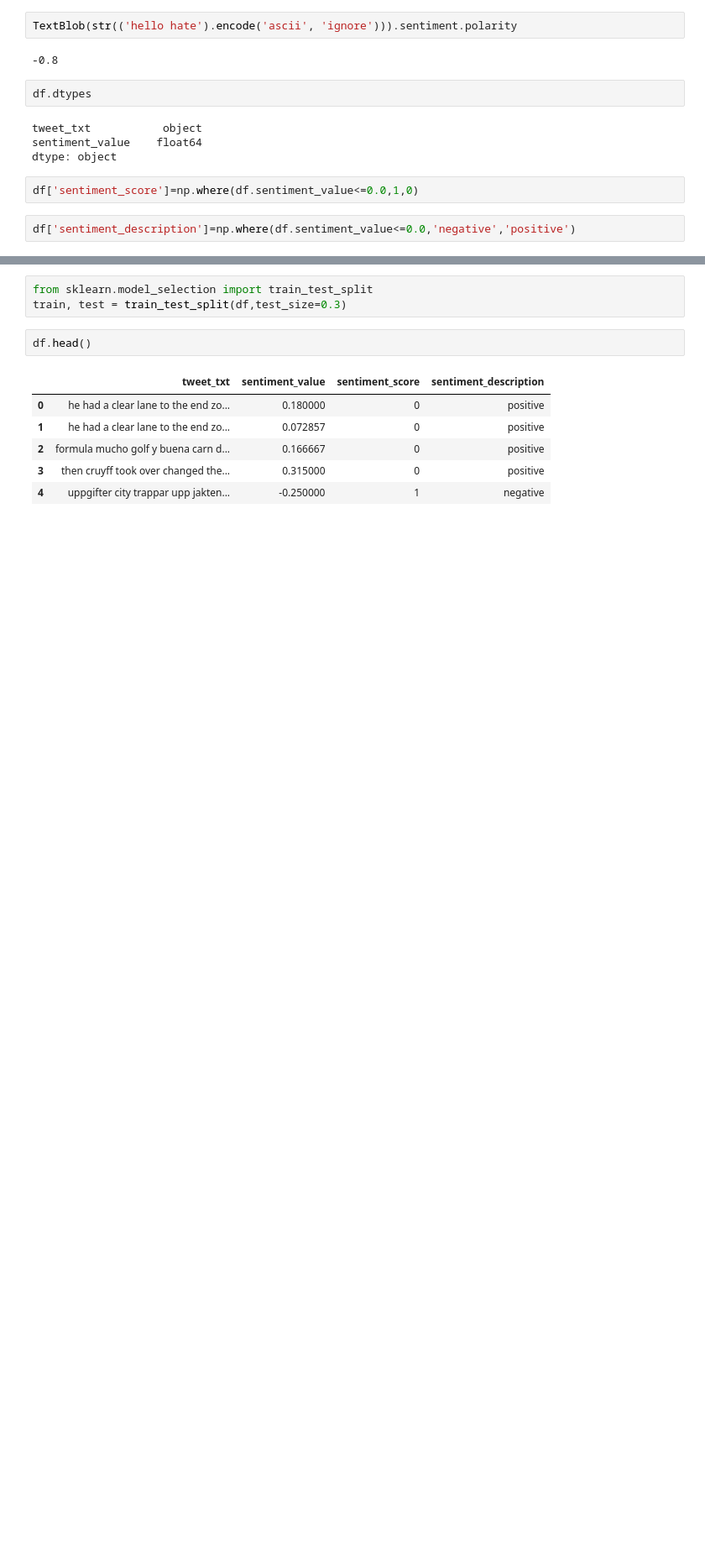
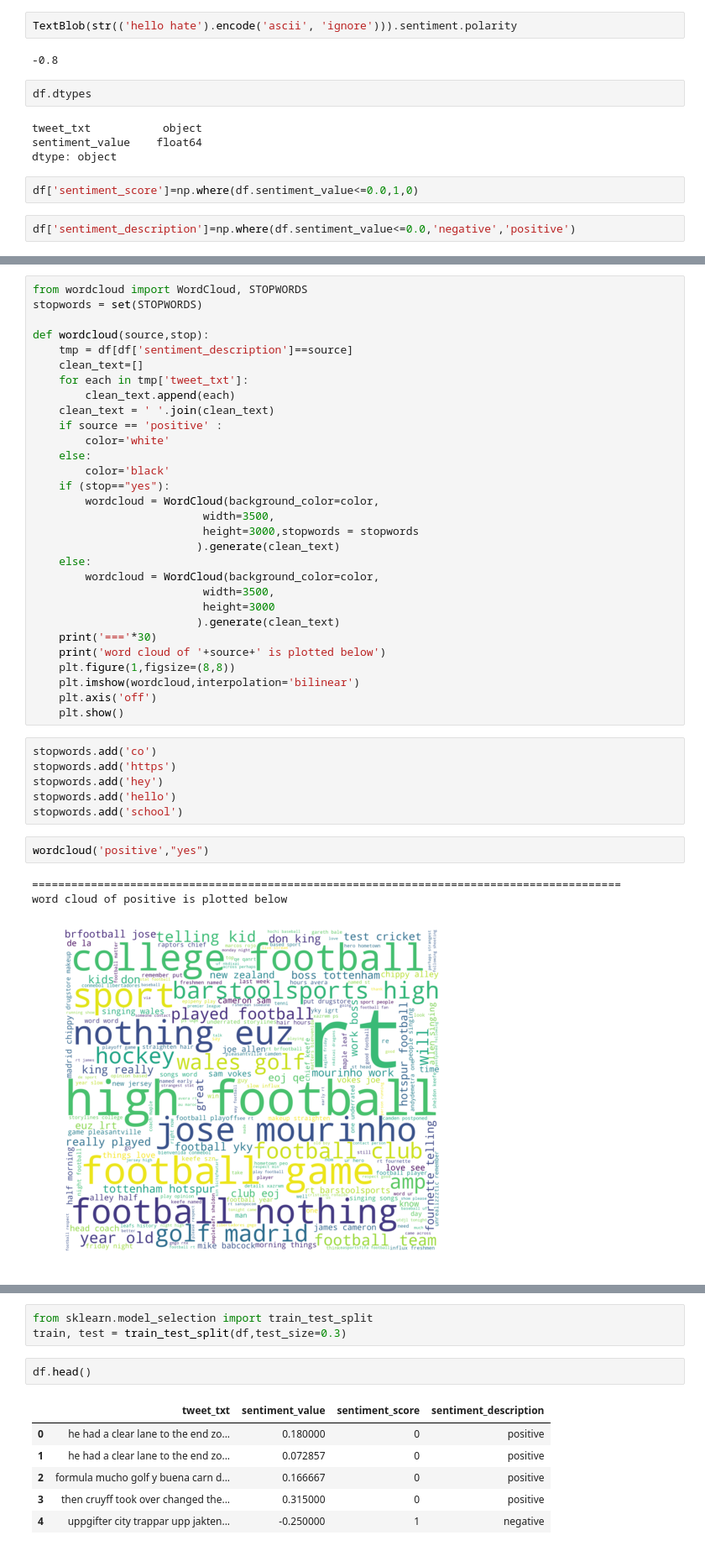
Before and after one commit to neerajpadarthi/Big-Data-Programming_Project, a Jupyter notebook: Source/tweet.ipynb, the cells around one changed output, grey strips where cells are left out. Shown at 84% size. Saved outputs shown, nothing was run; the diff lists cells and outputs as text; blank space fills up the shorter version.

```diff
--- a/Source/tweet.ipynb
+++ b/Source/tweet.ipynb
@@ -131 +131,43 @@ positive    1055
 Name: sentiment_description, dtype: int64
+# %%
+from wordcloud import WordCloud, STOPWORDS
+stopwords = set(STOPWORDS)
+
+def wordcloud(source,stop):
+    tmp = df[df['sentiment_description']==source]
+    clean_text=[]
+    for each in tmp['tweet_txt']:
+        clean_text.append(each)
+    clean_text = ' '.join(clean_text)
+    if source == 'positive' :
+        color='white'
+    else:
+        color='black'
+    if (stop=="yes"):
+        wordcloud = WordCloud(background_color=color,
+                          width=3500,
+                          height=3000,stopwords = stopwords
+                         ).generate(clean_text)
+    else:
+        wordcloud = WordCloud(background_color=color,
+                          width=3500,
+                          height=3000
+                         ).generate(clean_text)
+    print('==='*30)
+    print('word cloud of '+source+' is plotted below')
+    plt.figure(1,figsize=(8,8))
+    plt.imshow(wordcloud,interpolation='bilinear')
+    plt.axis('off')
+    plt.show()
+# %%
+stopwords.add('co')
+stopwords.add('https')
+stopwords.add('hey')
+stopwords.add('hello')
+stopwords.add('school')
+# %%
+wordcloud('positive',"yes")
+# %% [output]
+==========================================================================================
+word cloud of positive is plotted below
+[figure, added]
```
Also changed, not shown: parts of 10 cells of this notebook, 9 other files.
